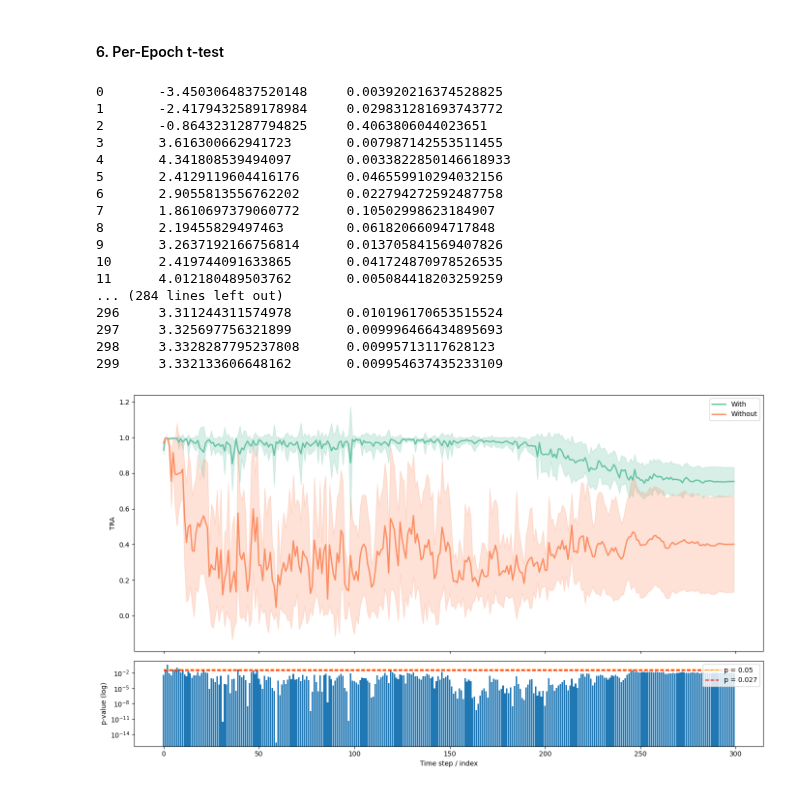
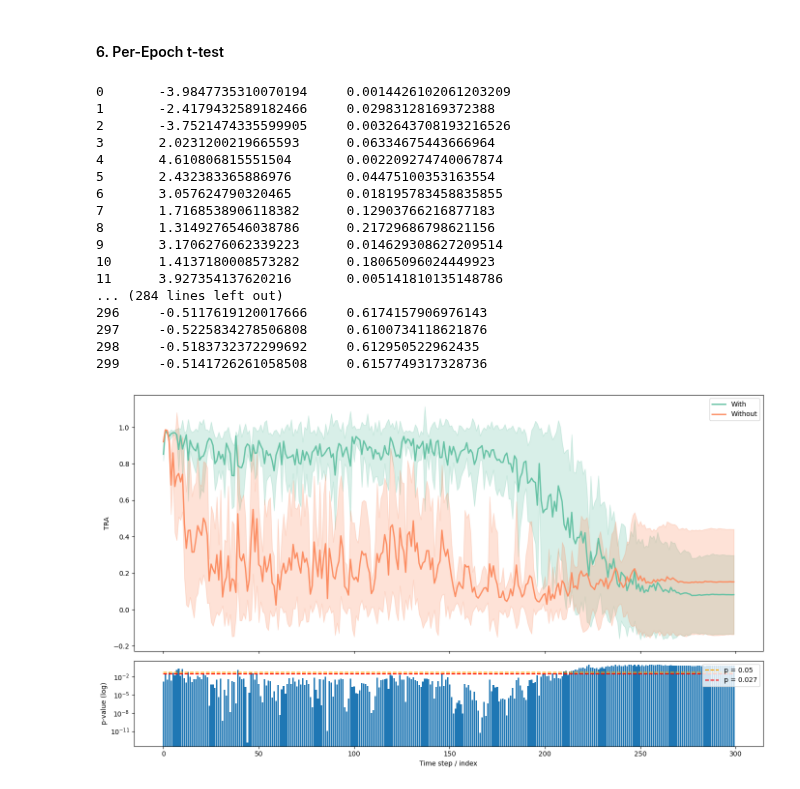
Before and after one commit to cdalinghaus-mthesis/figures, a Jupyter notebook: embedding_effects/stats_dic.ipynb, the cells around one changed output. Cells and saved outputs as stored; diff of their text form; code cells hidden in the pictures.

```diff
--- a/embedding_effects/stats_dic.ipynb
+++ b/embedding_effects/stats_dic.ipynb
@@ -105,7 +105,7 @@ values_with_effect = []
 for fname in os.listdir(f"effects/{DATASET}/with/"):
     data = pd.read_csv(f"effects/{DATASET}/with/{fname}")
 
-    l = data["TRA"].to_list()
+    l = data["LNK"].to_list()
 
     res = l[0]
 
@@ -115,7 +115,7 @@ values_without_effect = []
 for fname in os.listdir(f"effects/{DATASET}/without/"):
     data = pd.read_csv(f"effects/{DATASET}/without/{fname}")
 
-    l = data["TRA"].to_list()
+    l = data["LNK"].to_list()
 
     res = l[0]
     values_without_effect.append(res)
@@ -136,7 +136,7 @@ values_with_effect = []
 for fname in os.listdir(f"effects/{DATASET}/with/"):
     data = pd.read_csv(f"effects/{DATASET}/with/{fname}")
 
-    l = data["TRA"].to_list()
+    l = data["LNK"].to_list()
 
     res = l[-1]
 
@@ -146,7 +146,7 @@ values_without_effect = []
 for fname in os.listdir(f"effects/{DATASET}/without/"):
     data = pd.read_csv(f"effects/{DATASET}/without/{fname}")
 
-    l = data["TRA"].to_list()
+    l = data["LNK"].to_list()
 
     res = l[-1]
     values_without_effect.append(res)
@@ -168,7 +168,7 @@ indices = []
 for fname in os.listdir(f"effects/{DATASET}/with/"):
     data = pd.read_csv(f"effects/{DATASET}/with/{fname}")
 
-    l = data["TRA"].to_list()
+    l = data["LNK"].to_list()
 
     res = max(l)
     indices.append(l.index(res))
@@ -180,7 +180,7 @@ indexloc = 0
 for fname in os.listdir(f"effects/{DATASET}/without/"):
     data = pd.read_csv(f"effects/{DATASET}/without/{fname}")
 
-    l = data["TRA"].to_list()
+    l = data["LNK"].to_list()
 
     res = l[indices[indexloc]]
     indexloc += 1
@@ -235,14 +235,14 @@ withs = []
 for fname in os.listdir(f"effects/{DATASET}/with/"):
     data = pd.read_csv(f"effects/{DATASET}/with/{fname}")
 
-    l = data["TRA"].to_list()
+    l = data["LNK"].to_list()
     withs.append(l)
 
 withouts = []
 for fname in os.listdir(f"effects/{DATASET}/without/"):
     data = pd.read_csv(f"effects/{DATASET}/without/{fname}")
 
-    l = data["TRA"].to_list()
+    l = data["LNK"].to_list()
     withouts.append(l)
 
 
@@ -258,23 +258,23 @@ for idx in range(300):
 
     print(idx, t_stat, p_value, sep='\t')
 # %% [output]
-0       -3.4503064837520148     0.003920216374528825
-1       -2.4179432589178984     0.029831281693743772
-2       -0.8643231287794825     0.4063806044023651
-3       3.616300662941723       0.007987142553511455
-4       4.341808539494097       0.0033822850146618933
-5       2.4129119604416176      0.046559910294032156
-6       2.9055813556762202      0.022794272592487758
-7       1.8610697379060772      0.10502998623184907
-8       2.19455829497463        0.06182066094717848
-9       3.2637192166756814      0.013705841569407826
-10      2.419744091633865       0.041724870978526535
-11      4.012180489503762       0.005084418203259259
+0       -3.9847735310070194     0.0014426102061203209
+1       -2.4179432589182466     0.02983128169372388
+2       -3.7521474335599905     0.0032643708193216526
+3       2.0231200219665593      0.06334675443666964
+4       4.610806815551504       0.002209274740067874
+5       2.432383365886976       0.04475100353163554
+6       3.057624790320465       0.018195783458835855
+7       1.7168538906118382      0.12903766216877183
+8       1.3149276546038786      0.21729686798621156
+9       3.1706276062339223      0.014629308627209514
+10      1.4137180008573282      0.18065096024449923
+11      3.927354137620216       0.005141810135148786
 ... (284 lines left out)
-296     3.311244311574978       0.010196170653515524
-297     3.325697756321899       0.009996466434895693
-298     3.3328287795237808      0.00995713117628123
-299     3.332133606648162       0.009954637435233109
+296     -0.5117619120017666     0.6174157906976143
+297     -0.5225834278506808     0.6100734118621876
+298     -0.5183732372299692     0.612950522962435
+299     -0.5141726261058508     0.6157749317328736
 # %%
 import os
 import numpy as np
@@ -290,7 +290,7 @@ withs = []
 for fname in sorted(os.listdir(f"effects/{DATASET}/with/")):
     df = pd.read_csv(f"effects/{DATASET}/with/{fname}")
 
-    l = [x if x < 800.0 else None for x in df["TRA"].to_numpy()]
+    l = [x if x < 800.0 else None for x in df["LNK"].to_numpy()]
     last = 0.0
     for idx in range(len(l)):
         if l[idx] is None:
@@ -303,7 +303,7 @@ withouts = []
 for fname in sorted(os.listdir(f"effects/{DATASET}/without/")):
     df = pd.read_csv(f"effects/{DATASET}/without/{fname}")
 
-    l = [x if x < 800.0 else None for x in df["TRA"].to_numpy()]
+    l = [x if x < 800.0 else None for x in df["LNK"].to_numpy()]
     last = 0.0
     for idx in range(len(l)):
         if l[idx] is None:
@@ -354,31 +354,31 @@ x = np.arange(minlen)
 # -------------------------
 fig, (ax_top, ax_bottom) = plt.subplots(
     2, 1, figsize=(14, 8),
     sharex=True,
     gridspec_kw={"height_ratios": [3, 1]}
 )
 
 # --- TOP ---
 plot_mean_shaded(ax_top, withs, ca, "With")
 plot_mean_shaded(ax_top, withouts, cb, "Without")
 ax_top.set_ylabel("TRA")  # or "Score" / your metric name
 # Optional: uncomment if you want the same y-limits as your example
 # ax_top.set_ylim(0.90, 1.0)
 ax_top.legend(loc="best")
 
 # --- BOTTOM ---
 ax_bottom.bar(x, pvals)
 ax_bottom.set_yscale("log")
 ax_bottom.set_ylabel("p-value (log)")
 ax_bottom.set_xlabel("Time step / index")
 
 # threshold lines
 ax_bottom.hlines(0.05, x.min(), x.max(), color="orange", linestyle="--", label="p = 0.05")
 ax_bottom.hlines(0.027, x.min(), x.max(), color="red", linestyle="--", label="p = 0.027")
 ax_bottom.legend(loc="upper right")
 
 fig.tight_layout()
 plt.savefig("fin_time_DIC.pdf", bbox_inches="tight")
 plt.show()
 # %% [output]
-[figure, old version]
+[figure, new version]
```
Also changed, not shown: parts of 5 cells of this notebook, 2 other files.
